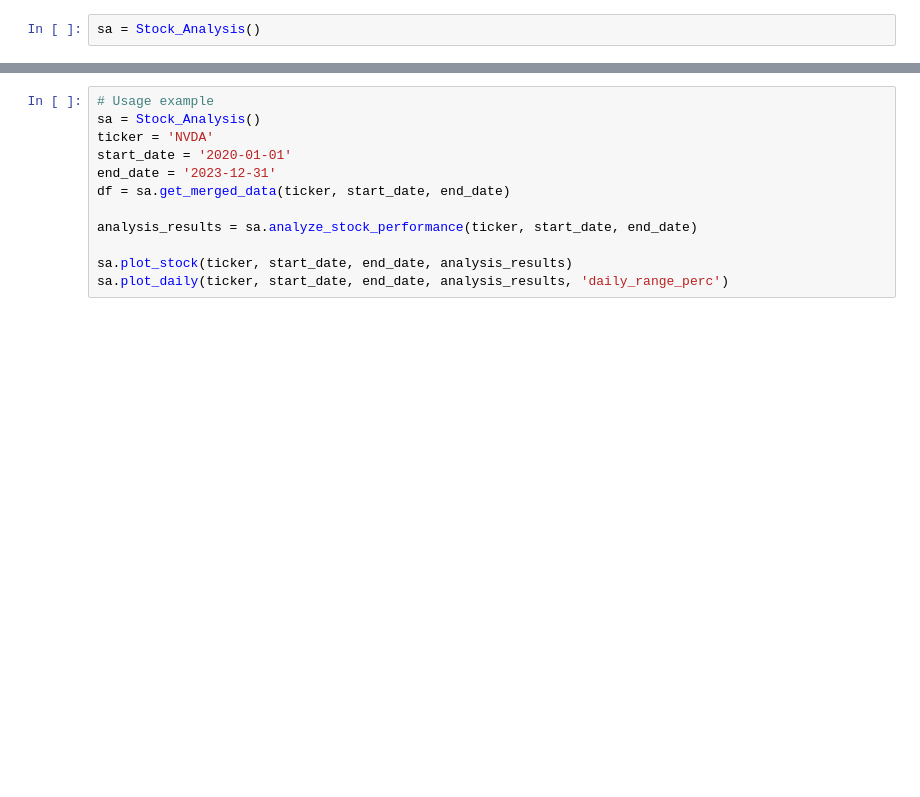
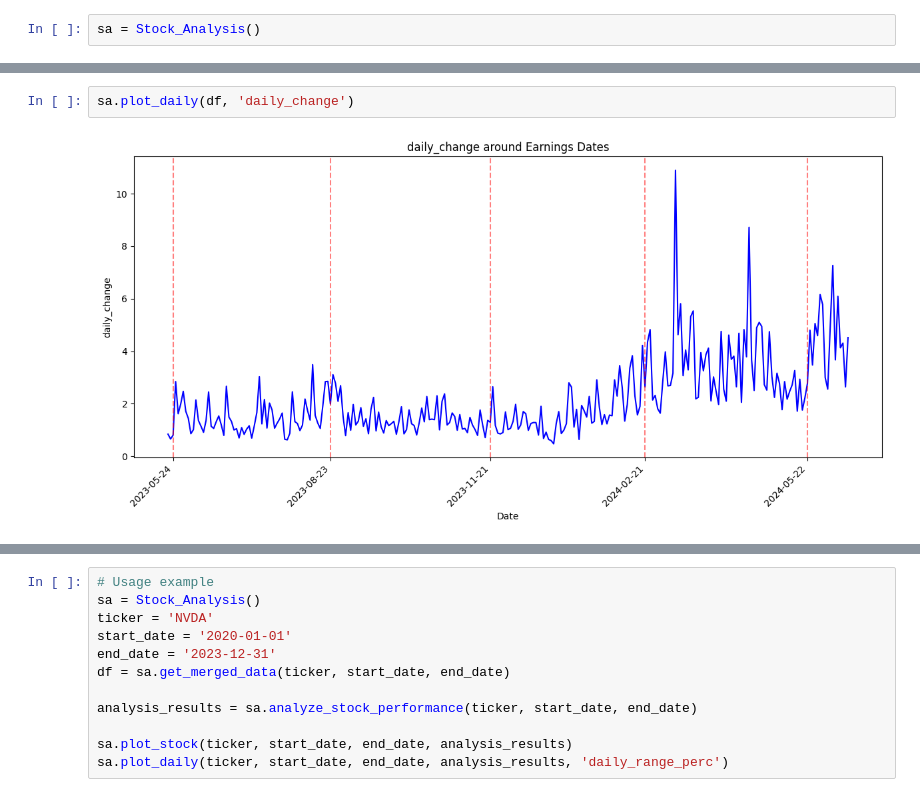
Before and after one commit to Hous-5/stock_analysis_project, a Jupyter notebook: CircleBook.ipynb, the cells around one changed output, grey strips where cells are left out. Cells and saved outputs as stored; diff of their text form; blank space fills up the shorter version.

```diff
--- a/CircleBook.ipynb
+++ b/CircleBook.ipynb
@@ -8,0 +42,4 @@ sa = Stock_Analysis()
+# %%
+sa.plot_daily(df, 'daily_change')
+# %% [output]
+[figure, added]
```
Also changed, not shown: parts of 4 cells of this notebook, 1 other file.
